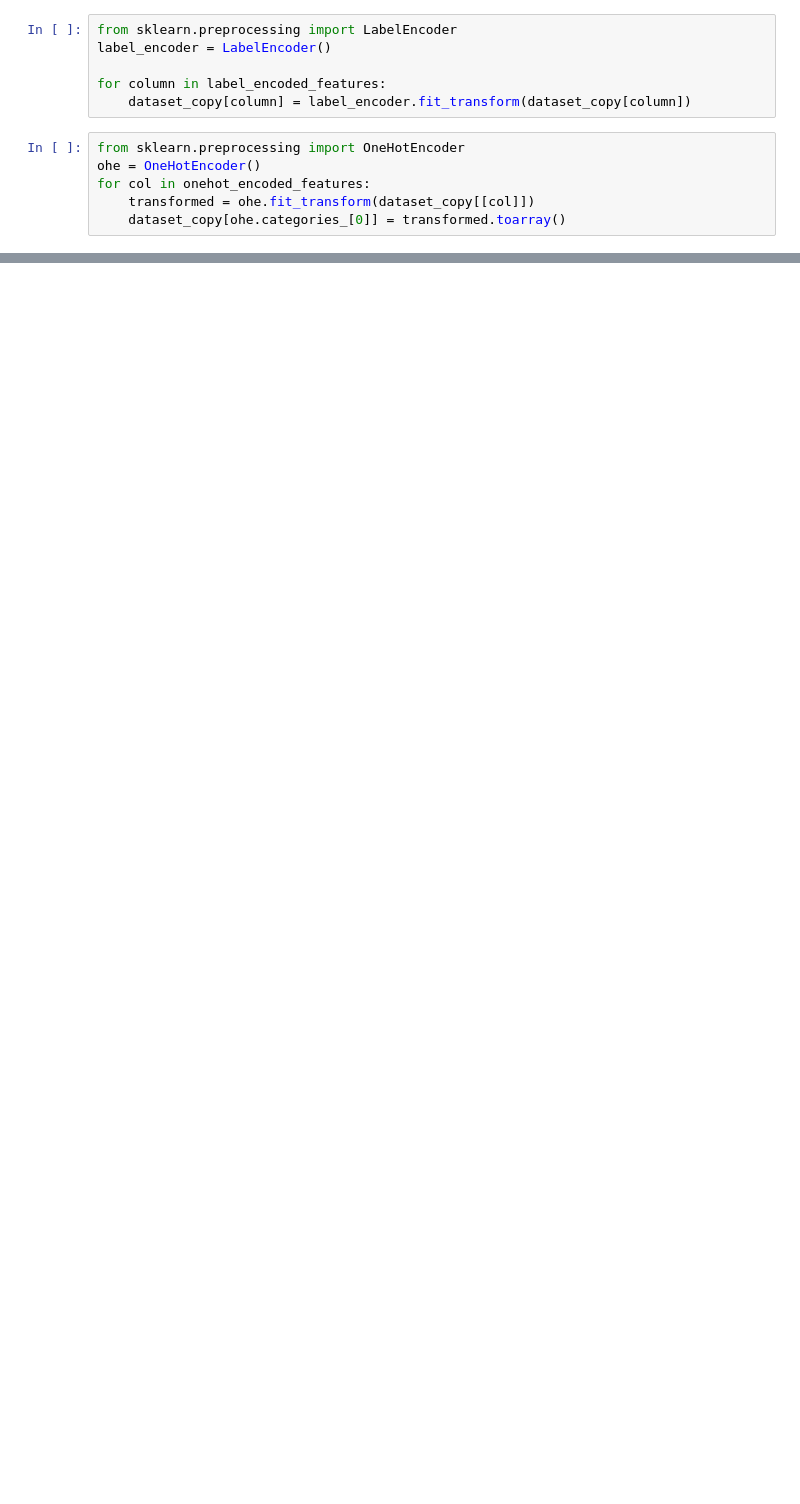
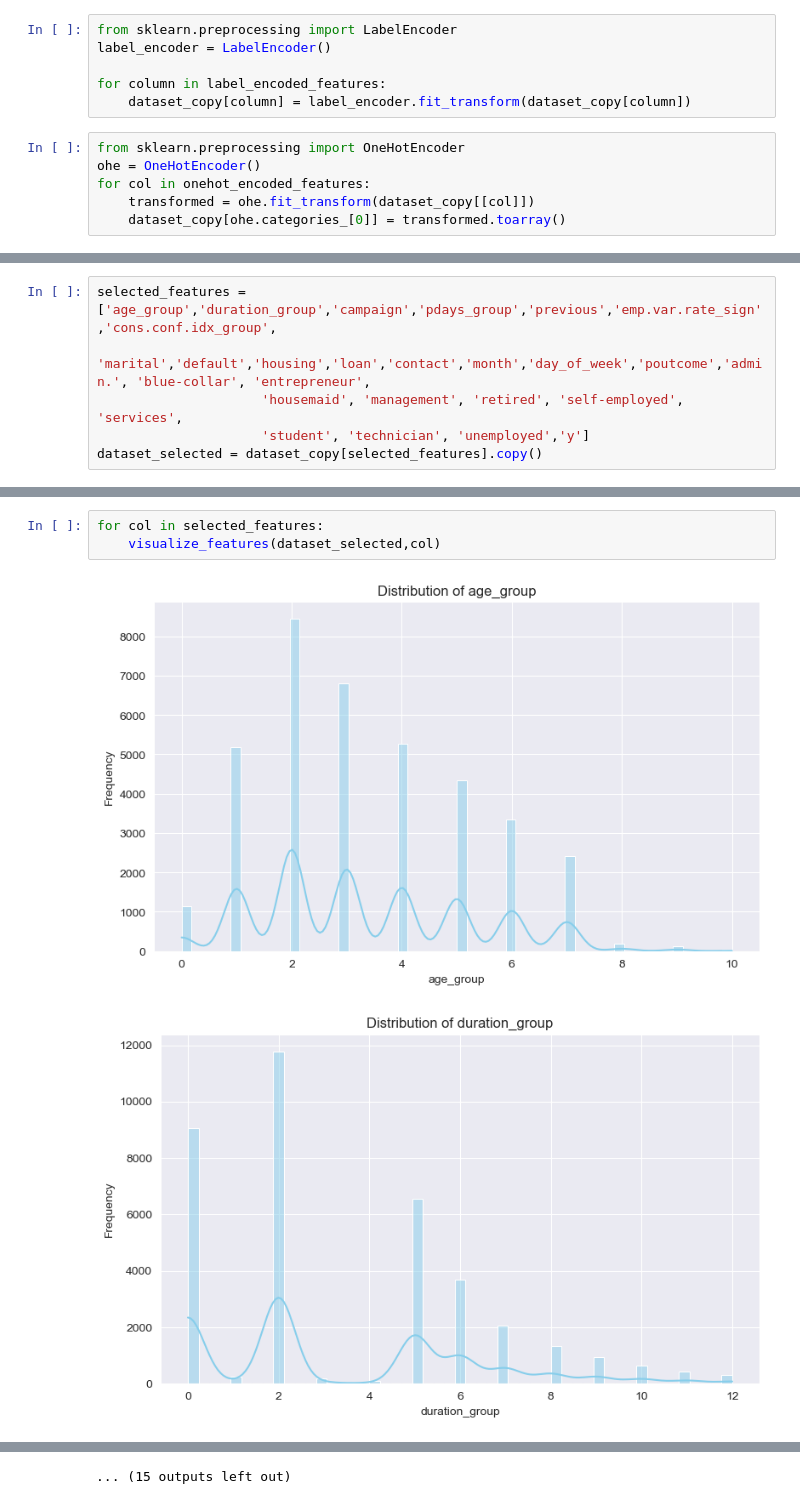
Before and after one commit to batuhanozzer/bankMarketing, a Jupyter notebook: ceng474_BankMarketing.ipynb, the cells around one changed output, grey strips where cells are left out. Saved outputs shown, nothing was run; the diff lists cells and outputs as text; blank space fills up the shorter version.

```diff
--- a/ceng474_BankMarketing.ipynb
+++ b/ceng474_BankMarketing.ipynb
@@ -688,0 +742,6 @@ for col in onehot_encoded_features:
+# %%
+selected_features = ['age_group','duration_group','campaign','pdays_group','previous','emp.var.rate_sign','cons.conf.idx_group',
+                     'marital','default','housing','loan','contact','month','day_of_week','poutcome','admin.', 'blue-collar', 'entrepreneur',
+                     'housemaid', 'management', 'retired', 'self-employed', 'services',
+                     'student', 'technician', 'unemployed','y']
+dataset_selected = dataset_copy[selected_features].copy()
@@ -688,0 +758,6 @@ for col in onehot_encoded_features:
+# %%
+for col in selected_features:
+    visualize_features(dataset_selected,col)
+# %% [output]
+[figure, added]
+[figure, added]
@@ -688,0 +774 @@ for col in onehot_encoded_features:
+... (15 outputs left out)
```
Also changed, not shown: parts of 8 cells of this notebook.
